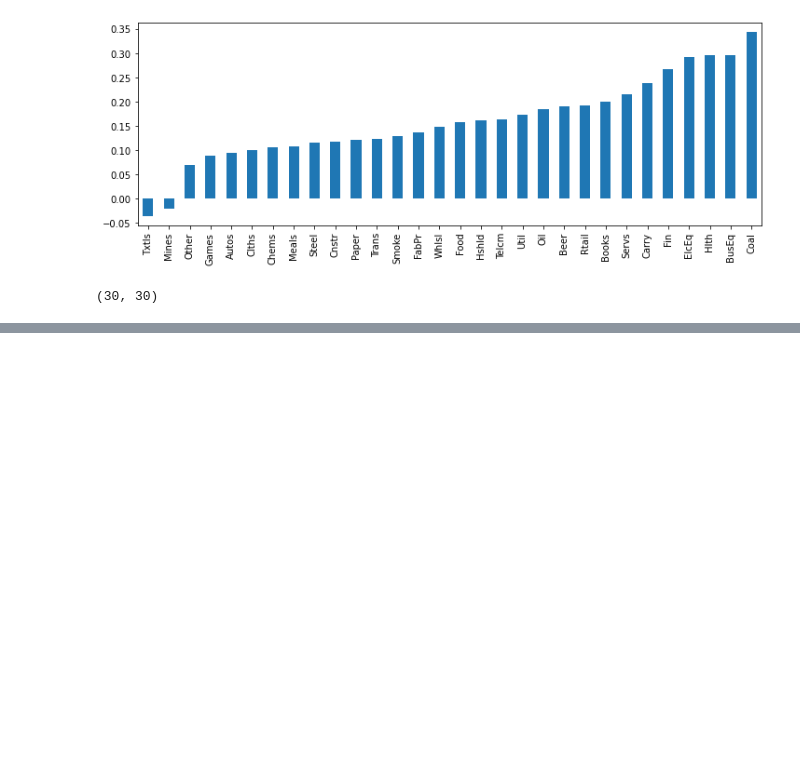
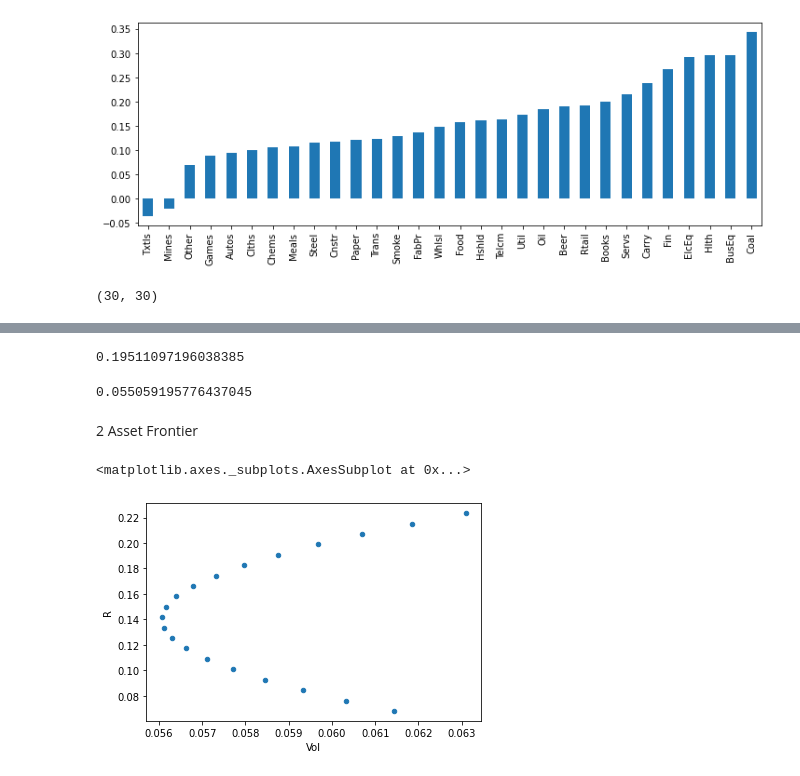
Before and after one commit to jade-lam/Coursera-EDHEC_InvMgt, a Jupyter notebook: EDHEC - Wk 2 - Intro to Portfolio Construction with Python.ipynb, the cells around one changed output, grey strips where cells are left out. Drawn from its saved outputs; the diff is of its cells as text; code cells hidden in the pictures; blank space fills up the shorter version.

```diff
--- a/EDHEC - Wk 2 - Intro to Portfolio Construction with Python.ipynb
+++ b/EDHEC - Wk 2 - Intro to Portfolio Construction with Python.ipynb
@@ -121,0 +123,4 @@ cov.shape
+# %%
+ind = erk.get_ind_returns()
+er = erk.annualize_rets(ind['1996':'2000'], 12)
+cov = ind['1996':'2000'].cov()
@@ -121,0 +152,25 @@ cov.shape
+# %%
+weights = np.repeat(1/4, 4)
+erk.portfolio_return(weights, er[l])
+# %% [output]
+0.19511097196038385
+# %%
+erk.portfolio_vol(weights, cov.loc[l,l])
+# %% [output]
+0.055059195776437045
+# %% [markdown]
+2 Asset Frontier
+# %%
+#portfolio list - 2 asset
+l = ['Games', 'Fin']
+# %%
+n_points = 20
+weights = [np.array([w, 1-w]) for w in np.linspace(0, 1, n_points) ] # 0.1, 0.9 - basically loop list comprehension
+# %%
+rets = [erk.portfolio_return(w, er[l]) for w in weights]
+vols = [erk.portfolio_vol(w, cov.loc[l,l]) for w in weights]
+ef = pd.DataFrame({'R': rets, 'Vol': vols})
+ef.plot.scatter(x='Vol', y='R')
+# %% [output]
+<matplotlib.axes._subplots.AxesSubplot at 0x...>
+[figure, added]
```
Also changed, not shown: parts of 20 cells of this notebook.
